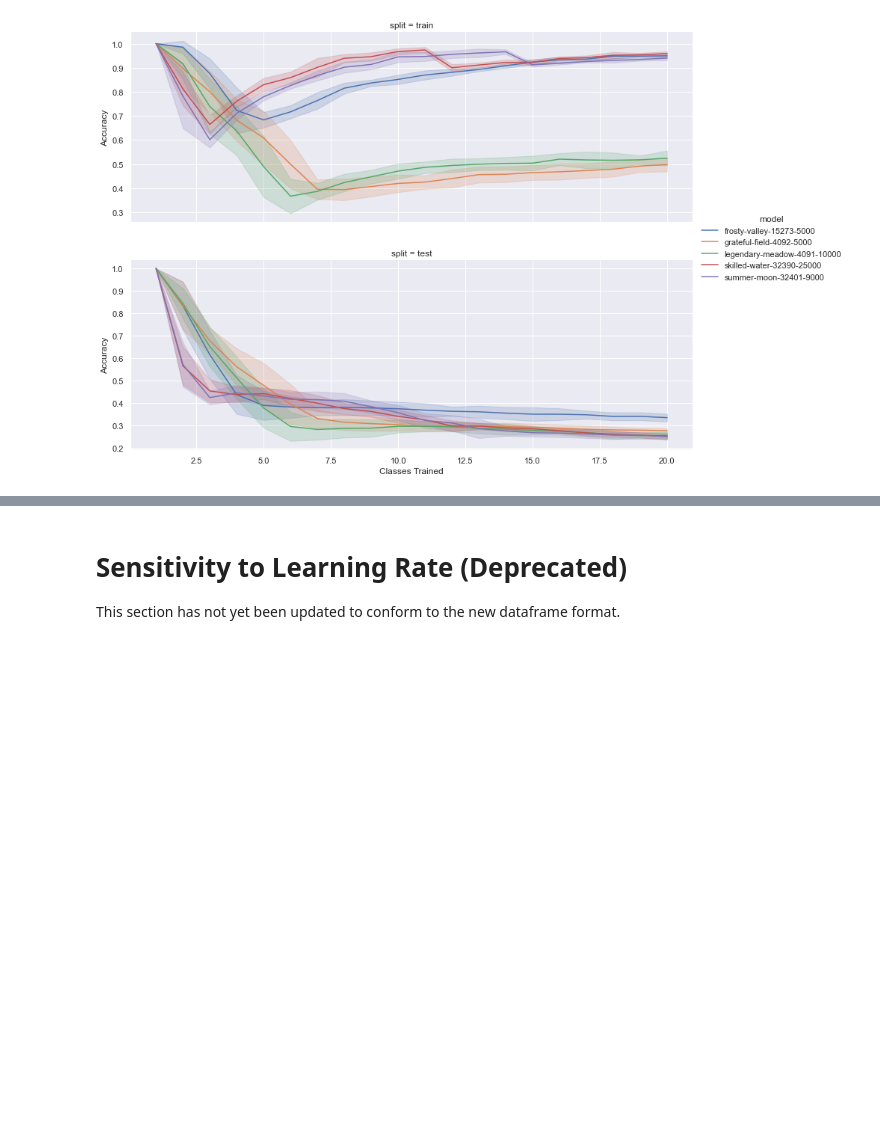
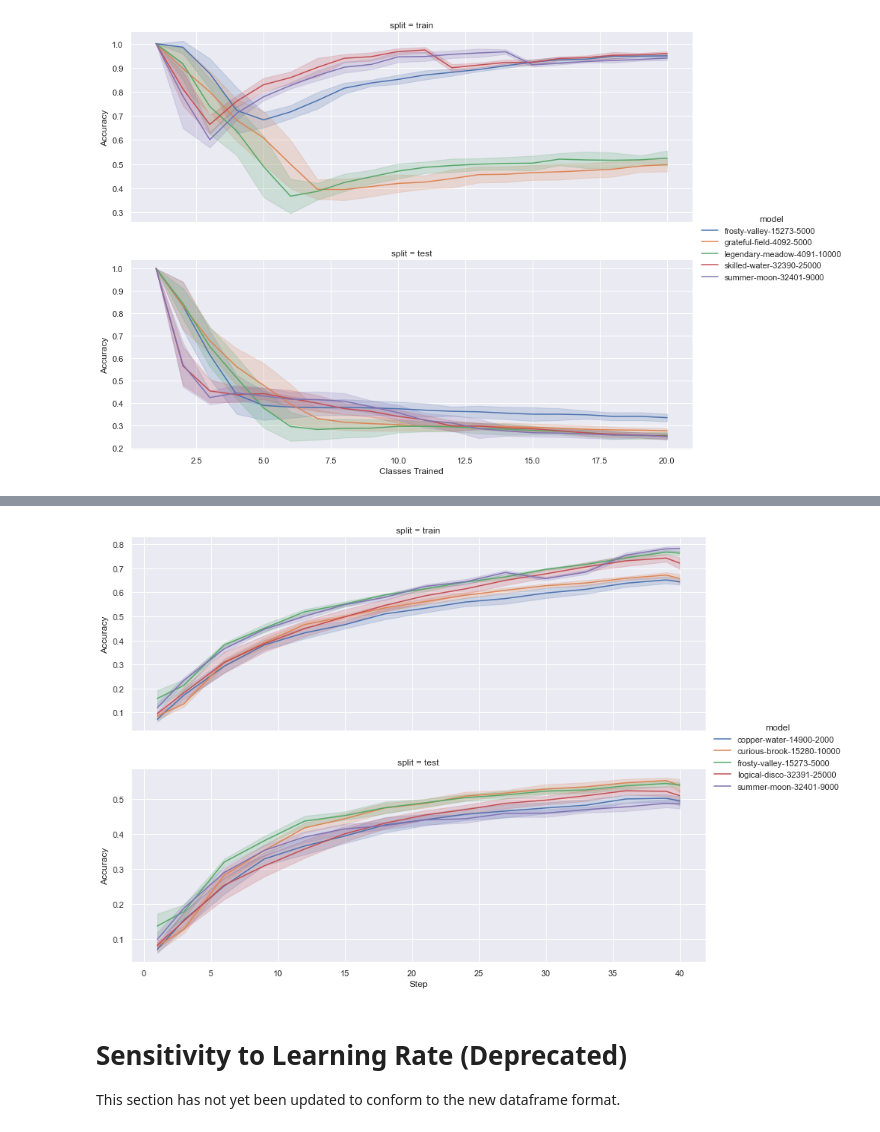
Before and after one commit to uvm-neurobotics-lab/higherANML, a Jupyter notebook: notebooks/result-gathering.ipynb, the cells around one changed output, grey strips where cells are left out. Saved outputs shown, nothing was run; the diff lists cells and outputs as text; code cells hidden in the pictures; blank space fills up the shorter version.

```diff
--- a/notebooks/result-gathering.ipynb
+++ b/notebooks/result-gathering.ipynb
@@ -568,0 +636,12 @@ fg = plot_traj_per_lr(top_model_df)
+# %%
+iid_df = all_frames["iid-unfrozen"].drop(["train_top5_acc", "test_top5_acc"], axis="columns")
+iid_overall_accuracy = combine_train_test_columns(iid_df)
+# %%
+# Filter the data to the desired number of training examples.
+num_train_examples = 500
+rows = iid_overall_accuracy.index.get_level_values("train_examples") == num_train_examples
+desired_rows = iid_overall_accuracy.loc[rows]
+iid_best_lrs = select_best_lr_per_group(desired_rows)
+# %%
+# Print final accuracy per model, when fine-tuned on this number of examples.
+iid_perf_per_model = get_final_perf_per_model(iid_best_lrs, num_train_examples, print_result=True)
@@ -568,0 +666,3 @@ fg = plot_traj_per_lr(top_model_df)
+# %%
+best_iid_models = get_top_model_per_group(iid_best_lrs, iid_perf_per_model)
+best_iid_models
@@ -569,3 +677,9 @@ fg = plot_traj_per_lr(top_model_df)
+# %%
+# Now plot them.
+best_iid_df = filter_by_model(iid_best_lrs, best_iid_models)
+_ = plot_traj_per_lr(best_iid_df)
+# %% [output]
+[figure, added]
 # %% [markdown]
 # Sensitivity to Learning Rate (Deprecated)
 
```
Also changed, not shown: parts of 20 cells of this notebook.
